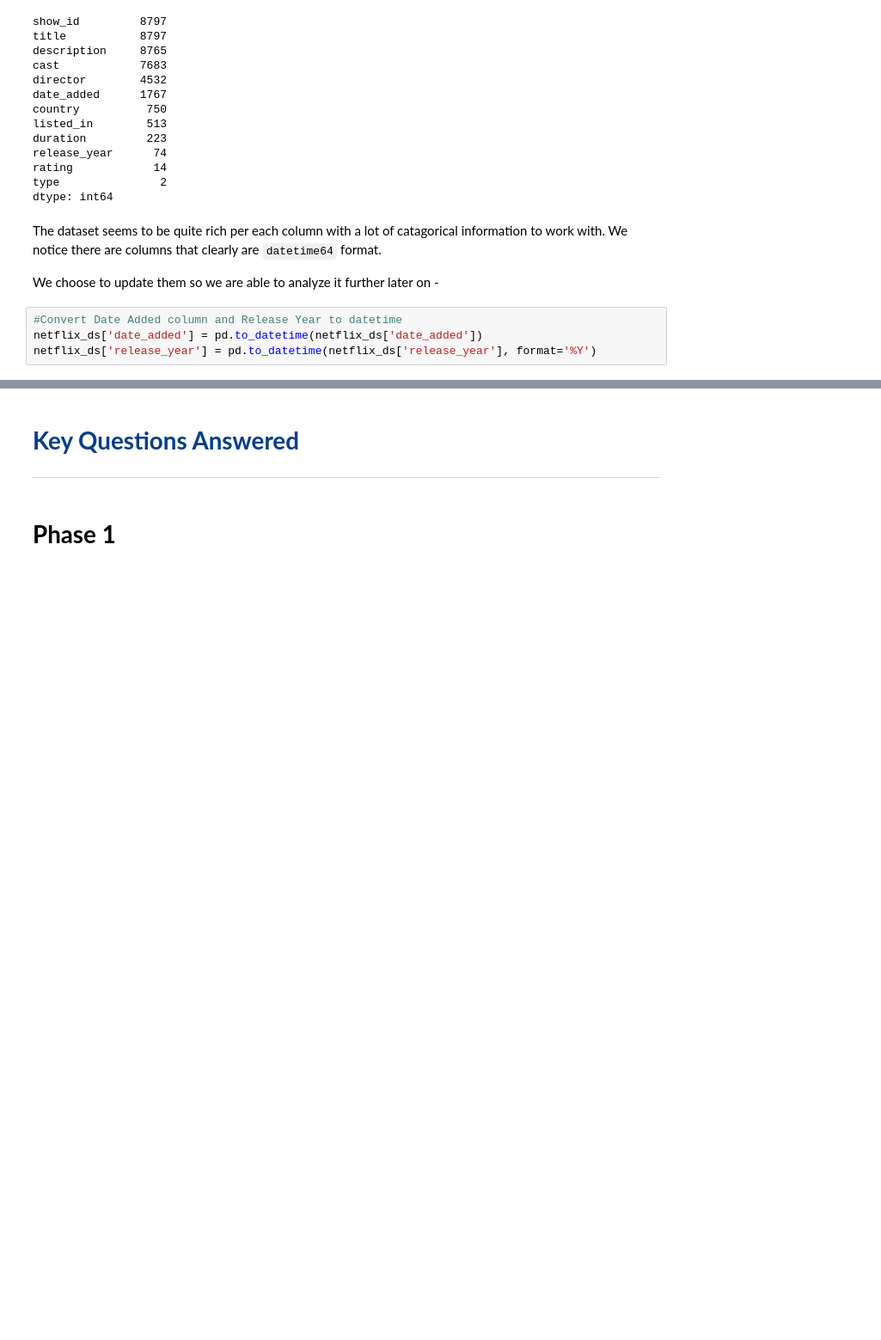
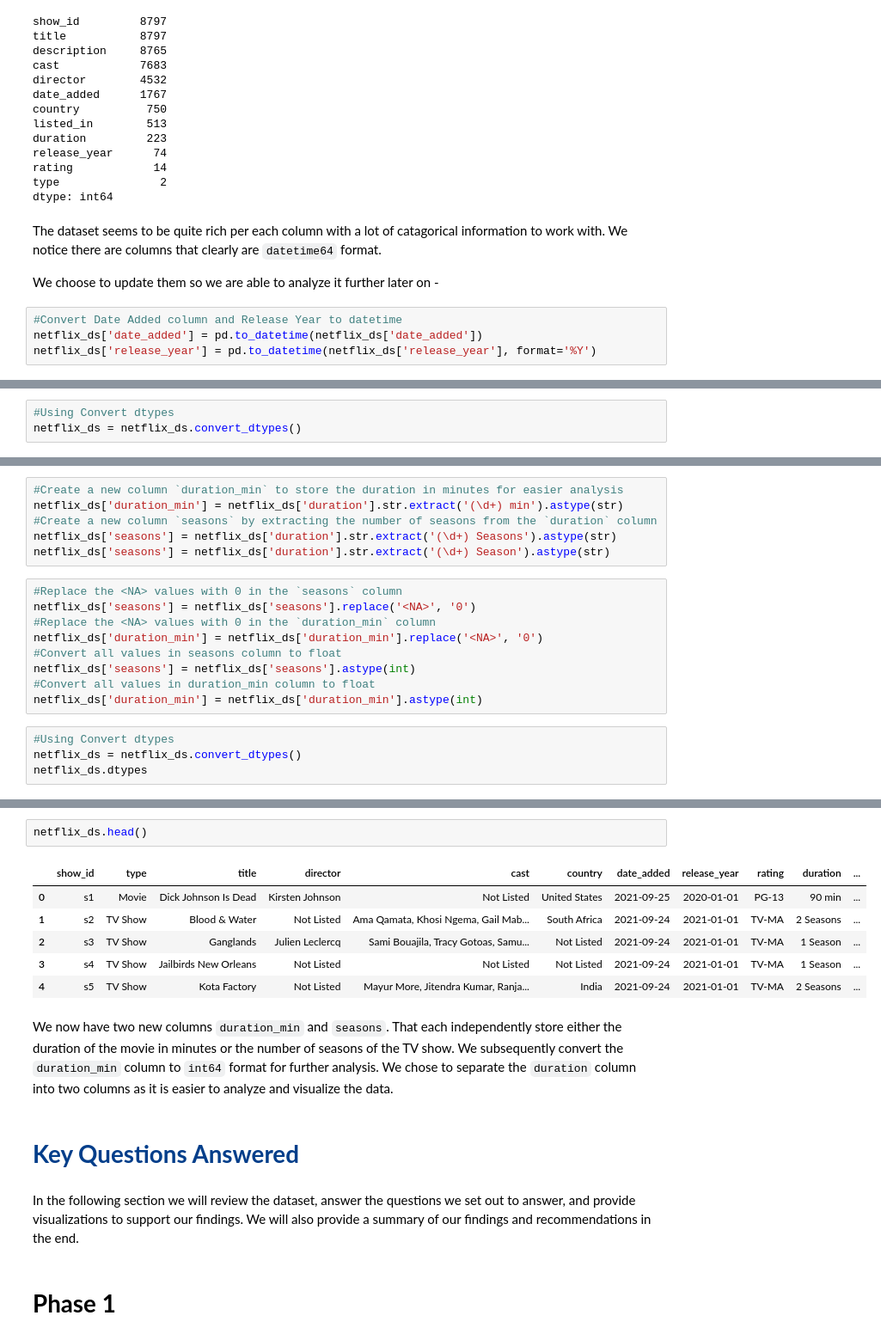
Before and after one commit to bhagirathbhard/Analysis-Netflix-Content-Library, a Jupyter notebook: A7-Netflix-Content-Analysis.ipynb, the cells around one changed output, grey strips where cells are left out. Shown at 86% size. Cells and saved outputs as stored; diff of their text form; blank space fills up the shorter version.

```diff
--- a/A7-Netflix-Content-Analysis.ipynb
+++ b/A7-Netflix-Content-Analysis.ipynb
@@ -438,0 +457,3 @@ netflix_ds['release_year'] = pd.to_datetime(netflix_ds['release_year'], format='
+# %%
+#Using Convert dtypes
+netflix_ds = netflix_ds.convert_dtypes()
@@ -461,0 +482,19 @@ In our review of the `object` data type, we found the following snippet from the
+# %%
+#Create a new column `duration_min` to store the duration in minutes for easier analysis
+netflix_ds['duration_min'] = netflix_ds['duration'].str.extract('(\d+) min').astype(str)
+#Create a new column `seasons` by extracting the number of seasons from the `duration` column
+netflix_ds['seasons'] = netflix_ds['duration'].str.extract('(\d+) Seasons').astype(str)
+netflix_ds['seasons'] = netflix_ds['duration'].str.extract('(\d+) Season').astype(str)
+# %%
+#Replace the <NA> values with 0 in the `seasons` column
+netflix_ds['seasons'] = netflix_ds['seasons'].replace('<NA>', '0')
+#Replace the <NA> values with 0 in the `duration_min` column
+netflix_ds['duration_min'] = netflix_ds['duration_min'].replace('<NA>', '0')
+#Convert all values in seasons column to float
+netflix_ds['seasons'] = netflix_ds['seasons'].astype(int)
+#Convert all values in duration_min column to float
+netflix_ds['duration_min'] = netflix_ds['duration_min'].astype(int)
+# %%
+#Using Convert dtypes
+netflix_ds = netflix_ds.convert_dtypes()
+netflix_ds.dtypes
@@ -462,5 +517,17 @@ In our review of the `object` data type, we found the following snippet from the
+# %%
+netflix_ds.head()
+# %% [output]
+|  | show_id | type | title | director | cast | country | date_added | release_year | rating | duration | ... |
+| 0 | s1 | Movie | Dick Johnson Is Dead | Kirsten Johnson | Not Listed | United States | 2021-09-25 | 2020-01-01 | PG-13 | 90 min | ... |
+| 1 | s2 | TV Show | Blood & Water | Not Listed | Ama Qamata, Khosi Ngema, Gail Mab... | South Africa | 2021-09-24 | 2021-01-01 | TV-MA | 2 Seasons | ... |
+| 2 | s3 | TV Show | Ganglands | Julien Leclercq | Sami Bouajila, Tracy Gotoas, Samu... | Not Listed | 2021-09-24 | 2021-01-01 | TV-MA | 1 Season | ... |
+| 3 | s4 | TV Show | Jailbirds New Orleans | Not Listed | Not Listed | Not Listed | 2021-09-24 | 2021-01-01 | TV-MA | 1 Season | ... |
+| 4 | s5 | TV Show | Kota Factory | Not Listed | Mayur More, Jitendra Kumar, Ranja... | India | 2021-09-24 | 2021-01-01 | TV-MA | 2 Seasons | ... |
+# %% [markdown]
+We now have two new columns `duration_min` and `seasons`. That each independently store either the duration of the movie in minutes or the number of seasons of the TV show. We subsequently convert the `duration_min` column to `int64` format for further analysis. We chose to separate the `duration` column into two columns as it is easier to analyze and visualize the data.
 # %% [markdown]
 # **<span id="Questions" style="color:#023e8a;">Key Questions Answered</span>**
----
+# %% [markdown]
+In the following section we will review the dataset, answer the questions we set out to answer, and provide visualizations to support our findings. We will also provide a summary of our findings and recommendations in the end.
 # %% [markdown]
 # **Phase 1**
```
Also changed, not shown: parts of 16 cells of this notebook.
